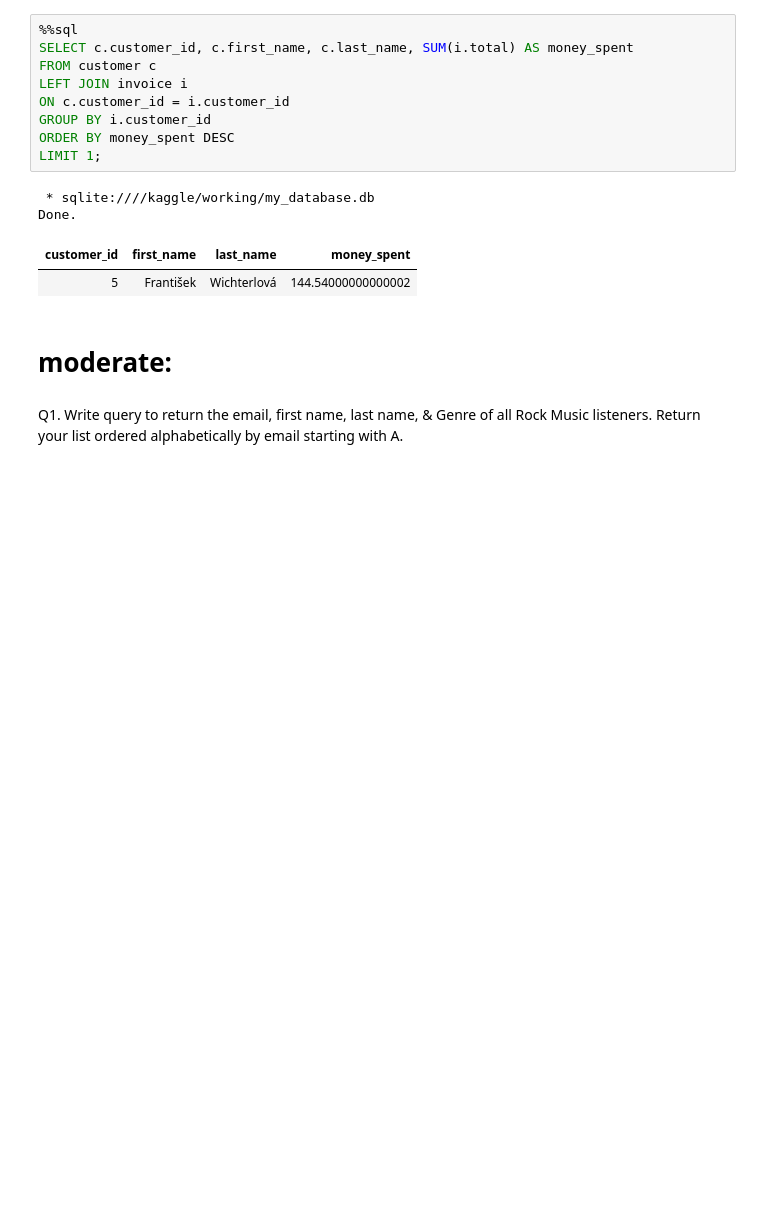
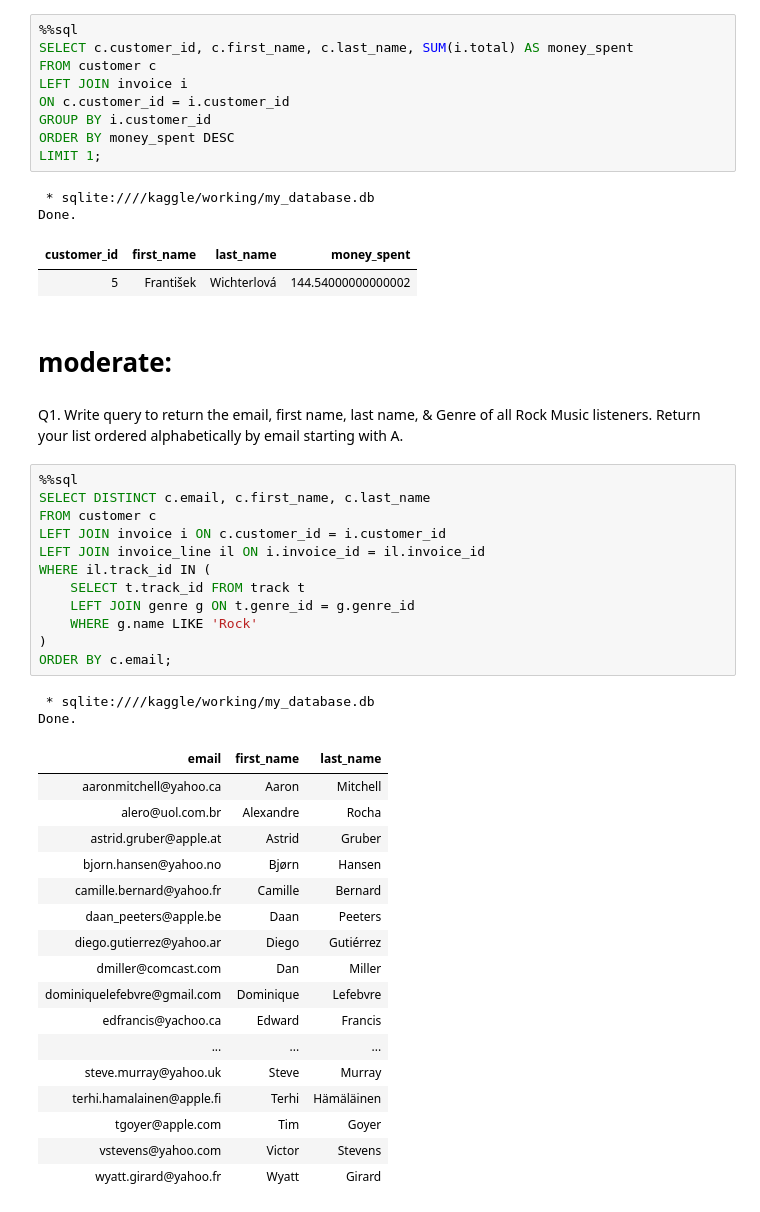
Before and after one commit to aravind8bkd/sql, a Jupyter notebook: Music Store Data Analysis/Music Store Data Analysis.ipynb, the cells around one changed output. Saved outputs shown, nothing was run; the diff lists cells and outputs as text; blank space fills up the shorter version.

```diff
--- a/Music Store Data Analysis/Music Store Data Analysis.ipynb
+++ b/Music Store Data Analysis/Music Store Data Analysis.ipynb
@@ -177,3 +177,35 @@ Done.
 # %% [markdown]
  Q1. Write query to return the email, first name, last name, & Genre of all Rock Music listeners.
  Return your list ordered alphabetically by email starting with A.
+# %%
+%%sql
+SELECT DISTINCT c.email, c.first_name, c.last_name
+FROM customer c
+LEFT JOIN invoice i ON c.customer_id = i.customer_id
+LEFT JOIN invoice_line il ON i.invoice_id = il.invoice_id
+WHERE il.track_id IN (
+    SELECT t.track_id FROM track t
+    LEFT JOIN genre g ON t.genre_id = g.genre_id
+    WHERE g.name LIKE 'Rock'
+)
+ORDER BY c.email;
+# %% [output]
+ * sqlite:////kaggle/working/my_database.db
+Done.
+| email | first_name | last_name |
+| aaronmitchell@yahoo.ca | Aaron | Mitchell |
+| alero@uol.com.br | Alexandre | Rocha |
+| astrid.gruber@apple.at | Astrid | Gruber |
+| bjorn.hansen@yahoo.no | Bjørn | Hansen |
+| camille.bernard@yahoo.fr | Camille | Bernard |
+| daan_peeters@apple.be | Daan | Peeters |
+| diego.gutierrez@yahoo.ar | Diego | Gutiérrez |
+| dmiller@comcast.com | Dan | Miller |
+| dominiquelefebvre@gmail.com | Dominique | Lefebvre |
+| edfrancis@yachoo.ca | Edward | Francis |
+| ... | ... | ... |
+| steve.murray@yahoo.uk | Steve | Murray |
+| terhi.hamalainen@apple.fi | Terhi | Hämäläinen |
+| tgoyer@apple.com | Tim | Goyer |
+| vstevens@yahoo.com | Victor | Stevens |
+| wyatt.girard@yahoo.fr | Wyatt | Girard |
```
Also changed, not shown: parts of 8 cells of this notebook.
